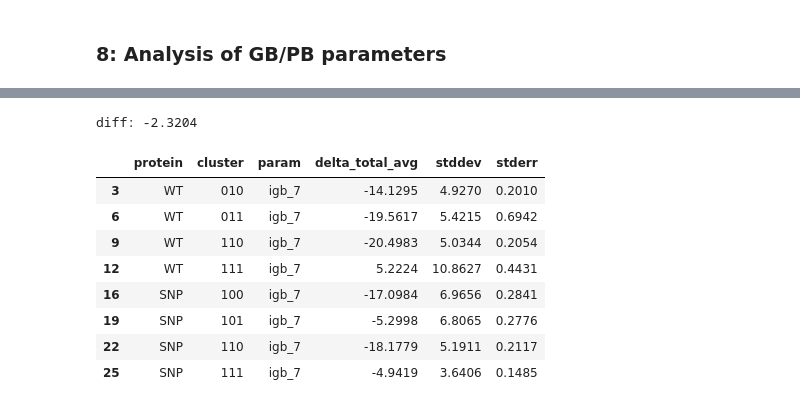
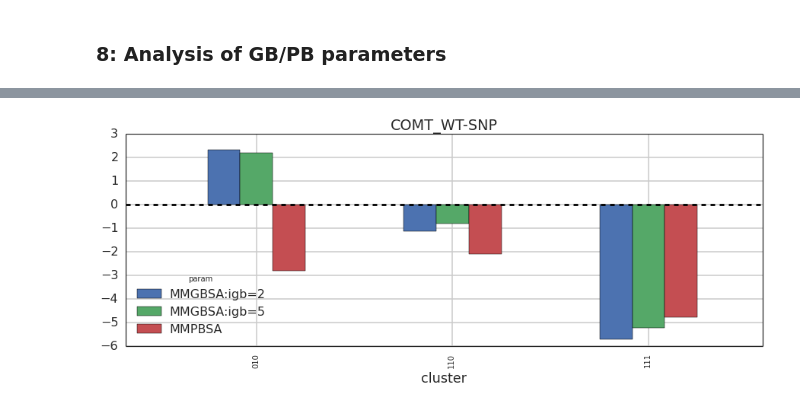
Before and after one commit to SBRG/GEMPro, a Jupyter notebook: GEMPro_sim/4_MMPBSA.ipynb, the cells around one changed output, grey strips where cells are left out. Drawn from its saved outputs; the diff is of its cells as text; code cells hidden in the pictures.

```diff
--- a/GEMPro_sim/4_MMPBSA.ipynb
+++ b/GEMPro_sim/4_MMPBSA.ipynb
@@ -517,14 +494,11 @@ diff: -4.536
-# %%
-print 'diff:', float(min(mmpbsa[(mmpbsa.param == 'igb_7') & (mmpbsa.protein == 'WT')].delta_total_avg))-float(min(mmpbsa[(mmpbsa.param == 'igb_7') & (mmpbsa.protein == 'SNP')].delta_total_avg))
-mmpbsa[mmpbsa.param == 'igb_7']
-# %% [output]
-diff: -2.3204
-|  | protein | cluster | param | delta_total_avg | stddev | stderr |
-| 3 | WT | 010 | igb_7 | -14.1295 | 4.9270 | 0.2010 |
-| 6 | WT | 011 | igb_7 | -19.5617 | 5.4215 | 0.6942 |
-| 9 | WT | 110 | igb_7 | -20.4983 | 5.0344 | 0.2054 |
-| 12 | WT | 111 | igb_7 | 5.2224 | 10.8627 | 0.4431 |
-| 16 | SNP | 100 | igb_7 | -17.0984 | 6.9656 | 0.2841 |
-| 19 | SNP | 101 | igb_7 | -5.2998 | 6.8065 | 0.2776 |
-| 22 | SNP | 110 | igb_7 | -18.1779 | 5.1911 | 0.2117 |
-| 25 | SNP | 111 | igb_7 | -4.9419 | 3.6406 | 0.1485 |
+# %%
+import numpy as np
+subt = wt_mmpbsa_pivot-snp_mmpbsa_pivot
+remove = subt.drop(['igb5_pb','igb7'],axis=1)
+remove = remove.rename(columns={'igb2':'MMGBSA:igb=2', 'igb5':'MMGBSA:igb=5', 'igb7_pb':'MMPBSA'})
+# subt_sd = (wt_mmpbsa_pivot_sd * wt_mmpbsa_pivot_sd) + (snp_mmpbsa_pivot_sd * snp_mmpbsa_pivot_sd)
+# subt_sd_sqrt = subt_sd.apply(np.sqrt)
+remove.plot(kind='bar', figsize=(15,5), title='COMT_WT-SNP')
+savefig('/home/nathan/150726-COMT_MMPBSA_subtracted.svg', format='svg', dpi=300)
+# %% [output]
+[figure, added]
```
Also changed, not shown: parts of 9 cells of this notebook, 3 other files.
